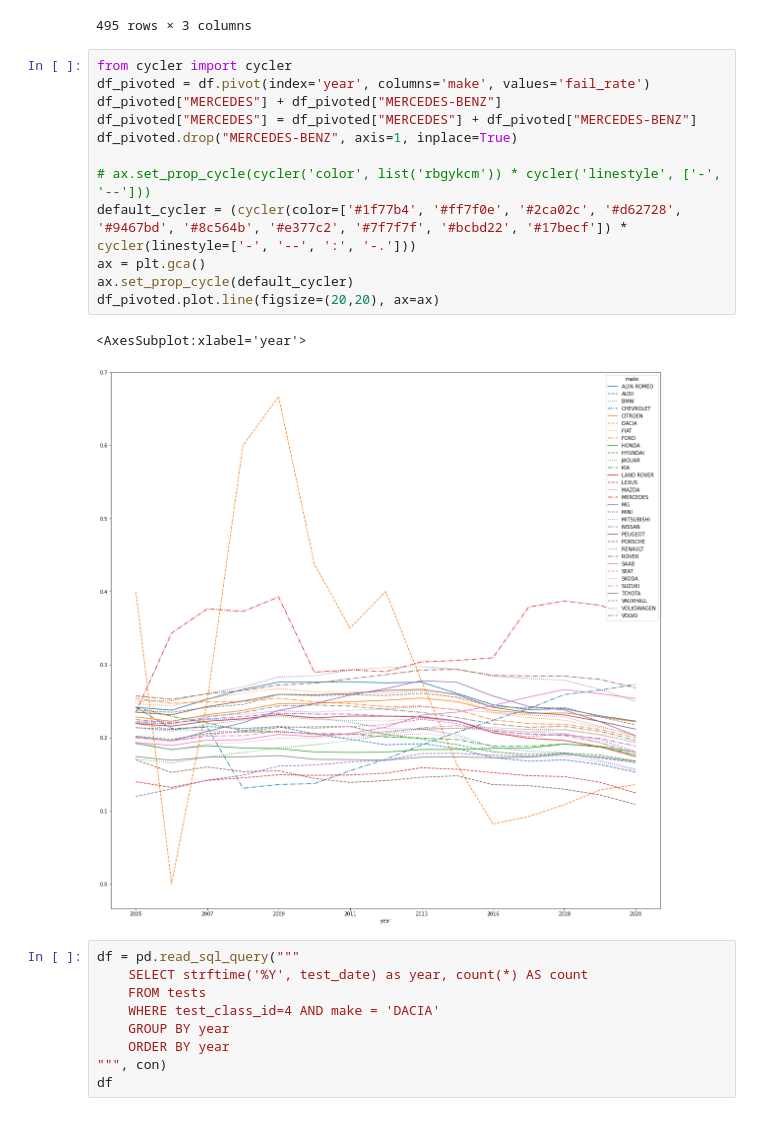
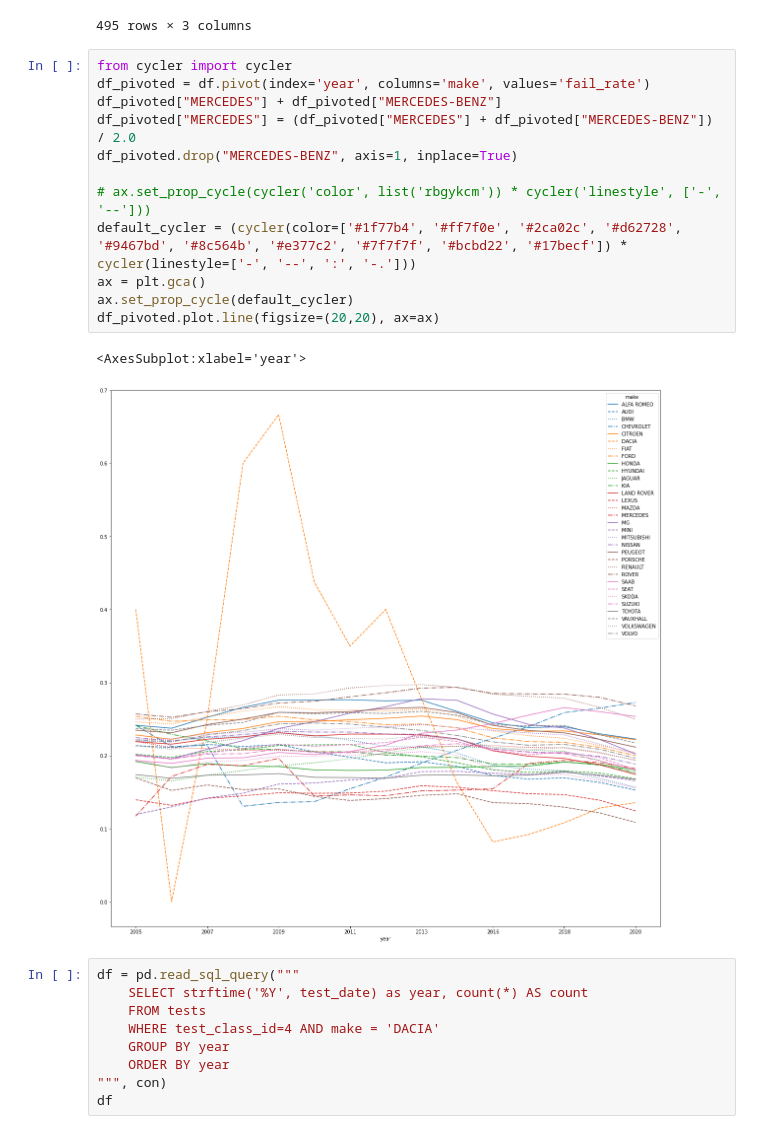
Before and after one commit to michalc/dft-mot-analysis, a Jupyter notebook: explore.ipynb, the cells around one changed output. Drawn from its saved outputs; the diff is of its cells as text.

```diff
--- a/explore.ipynb
+++ b/explore.ipynb
@@ -314,18 +314,18 @@ df
 # %%
 from cycler import cycler
 df_pivoted = df.pivot(index='year', columns='make', values='fail_rate')
 df_pivoted["MERCEDES"] + df_pivoted["MERCEDES-BENZ"]
-df_pivoted["MERCEDES"] = df_pivoted["MERCEDES"] + df_pivoted["MERCEDES-BENZ"]
+df_pivoted["MERCEDES"] = (df_pivoted["MERCEDES"] + df_pivoted["MERCEDES-BENZ"]) / 2.0
 df_pivoted.drop("MERCEDES-BENZ", axis=1, inplace=True)
 
 # ax.set_prop_cycle(cycler('color', list('rbgykcm')) * cycler('linestyle', ['-', '--']))
 default_cycler = (cycler(color=['#1f77b4', '#ff7f0e', '#2ca02c', '#d62728', '#9467bd', '#8c564b', '#e377c2', '#7f7f7f', '#bcbd22', '#17becf']) * cycler(linestyle=['-', '--', ':', '-.']))
 ax = plt.gca()
 ax.set_prop_cycle(default_cycler)
 df_pivoted.plot.line(figsize=(20,20), ax=ax)
 # %% [output]
 <AxesSubplot:xlabel='year'>
-[figure, old version]
+[figure, new version]
 # %%
 df = pd.read_sql_query("""
     SELECT strftime('%Y', test_date) as year, count(*) AS count
```
